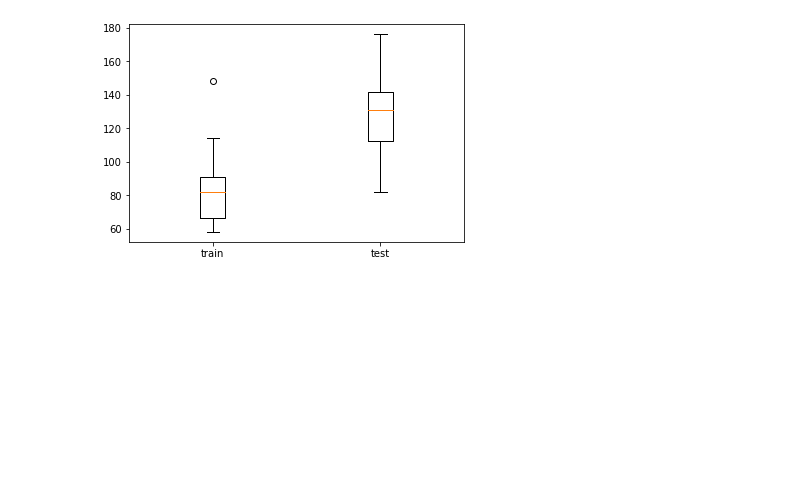
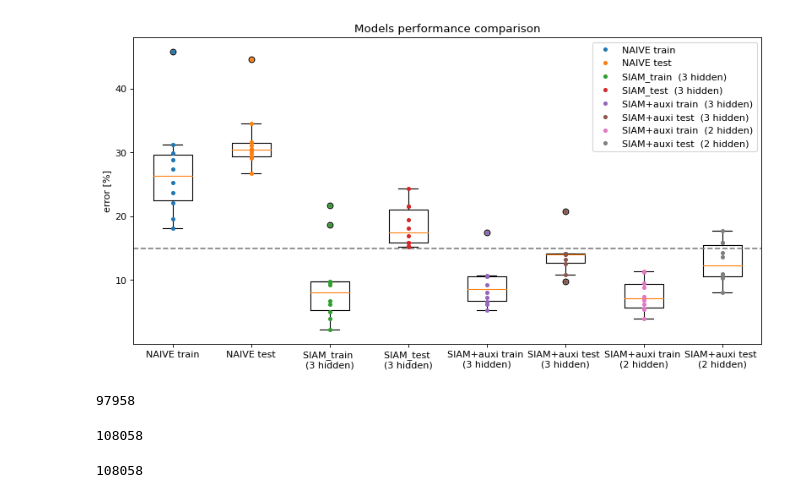
Before and after one commit to valentinoli/deep-learning-project-1, a Jupyter notebook: project_1.ipynb, the cells around one changed output. Saved outputs shown, nothing was run; the diff lists cells and outputs as text; code cells hidden in the pictures; blank space fills up the shorter version.

```diff
--- a/project_1.ipynb
+++ b/project_1.ipynb
@@ -101,2 +139,0 @@ test_input, test_target, test_classes = \
-# %%
-train_model(Siamese, train_input, train_target, train_classes, learn_rate_= 2e-2, lambda_=0.1, mini_batch_size=mini_batch_size, nb_epochs = 25)
@@ -126 +170,16 @@ for lbd in lambdas:
+# %%
+learn_rates = np.logspace(-5, -1,20)
+lambdas = np.logspace(-2, 0,20)
+losses_train = []
+train_error = []
+test_error = []
+lbd = 0.1
+for lbd in lambdas:
+    Siamese = SharedWeight()
+    train_input, train_target, train_classes, \
+    test_input, test_target, test_classes = \
+    prologue.generate_pair_sets(N)
+    losses_train.append(train_model(Siamese, train_input, train_target, train_classes, learn_rate_= 2e-2, lambda_=lbd, mini_batch_size=mini_batch_size, nb_epochs = 25))
+    train_error.append(compute_nb_errors(Siamese, train_input, train_target, mini_batch_size))
+    test_error.append(compute_nb_errors(Siamese, test_input, test_target, mini_batch_size))
 # %%
@@ -155,5 +234,45 @@ for i in range(10):
 # %%
-plt.boxplot([train_error, test_error], labels=["train", "test"])
+fig = plt.figure(figsize=(12, 6), dpi=80)
+vals =[np.array(NAIVE_train_error)/10,
+       np.array(NAIVE_test_error)/10,
+       np.array(SIAM_train_error)/10,
+       np.array(SIAM_test_error)/10,
+       np.array(SIAM_auxi_train_error)/10,
+       np.array(SIAM_auxi_test_error)/10,
+       np.array(SIAM_auxi_5_train_error)/10,
+       np.array(SIAM_auxi_5_test_error)/10
+      ]
+labels= ["NAIVE train",
+         "NAIVE test",
+         "SIAM_train \n(3 hidden)",
+         "SIAM_test \n(3 hidden)",
+         "SIAM+auxi train \n(3 hidden)",
+         "SIAM+auxi test \n(3 hidden)",
+         "SIAM+auxi train \n(2 hidden)",
+         "SIAM+auxi test \n(2 hidden)"
+        ]
+
+plt.boxplot(vals, labels=labels, zorder=1)
+for i in range(len(vals)):
+    plt.plot([i+1]*10,vals[i],".", markersize=7, label=labels[i].replace('\n', ' '))
+plt.hlines(15, xmin=0.5, xmax=8.5, ls='--', color='gray')
+plt.title("Models performance comparison")
+plt.ylabel("error [%]")
+plt.legend()
 plt.show()
+
+fig.savefig("models_error_boxplot.pdf")
 # %% [output]
-[figure, old version]
+[figure, new version]
+# %%
+sum(p.numel() for p in Siamese_auxi_5.parameters() if p.requires_grad)
+# %% [output]
+97958
+# %%
+sum(p.numel() for p in Siamese_auxi.parameters() if p.requires_grad)
+# %% [output]
+108058
+# %%
+sum(p.numel() for p in Siamese.parameters() if p.requires_grad)
+# %% [output]
+108058
```
Also changed, not shown: parts of 16 cells of this notebook.
